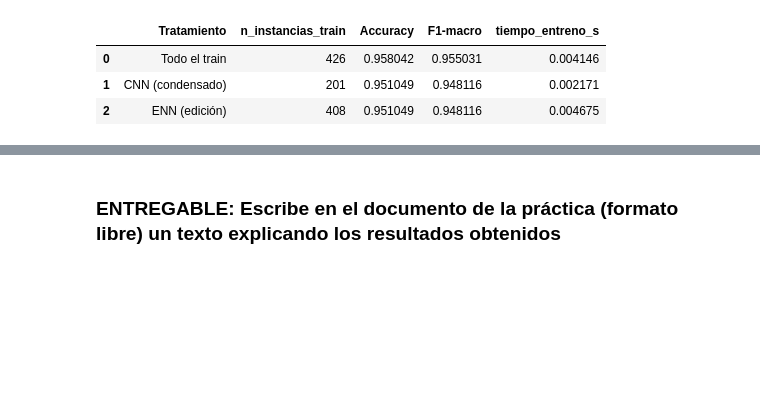
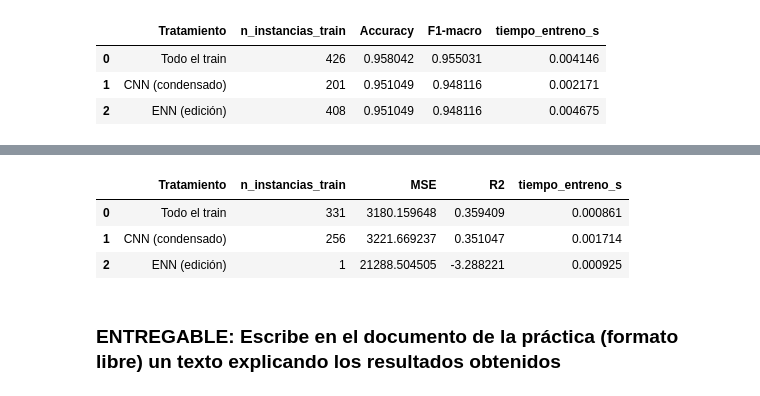
Before and after one commit to UO294431/NegocioPL, a Jupyter notebook: PL2/practica2.ipynb, the cells around one changed output, grey strips where cells are left out. Cells and saved outputs as stored; diff of their text form; code cells hidden in the pictures; blank space fills up the shorter version.

```diff
--- a/PL2/practica2.ipynb
+++ b/PL2/practica2.ipynb
@@ -1085,3 +1083,80 @@ pd.DataFrame(
+# %%
+# OPCIONAL: Usa un dataset de regresión
+from sklearn.datasets import load_diabetes
+data = load_diabetes()
+X, y = data.data, data.target
+
+X_train, X_test, y_train, y_test = train_test_split(
+    X, y, test_size=0.25, random_state=RANDOM_STATE
+)
+
+imp = SimpleImputer()
+Xtr = imp.fit_transform(X_train)
+Xte = imp.transform(X_test)
+sc = StandardScaler()
+Xtr_s = sc.fit_transform(Xtr)
+Xte_s = sc.transform(Xte)
+
+rows = []
+
+clf_full = LinearRegression()
+t0 = time.perf_counter()
+clf_full.fit(Xtr_s, y_train)
+t_full = time.perf_counter() - t0
+yp_full = clf_full.predict(Xte_s)
+acc_full = mean_squared_error(y_test, yp_full)
+f1_full = r2_score(y_test, yp_full)
+rows.append(["Todo el train", Xtr_s.shape[0], acc_full, f1_full, t_full])
+
+cnn = CondensedNearestNeighbour(random_state=RANDOM_STATE)
+Xtr_cnn, ytr_cnn = cnn.fit_resample(Xtr_s, y_train)
+clf_cnn = LinearRegression()
+t0 = time.perf_counter()
+clf_cnn.fit(Xtr_cnn, ytr_cnn)
+t_cnn = time.perf_counter() - t0
+yp_cnn = clf_cnn.predict(Xte_s)
+rows.append(
+    [
+        "CNN (condensado)",
+        Xtr_cnn.shape[0],
+        mean_squared_error(y_test, yp_cnn),
+        r2_score(y_test, yp_cnn),
+        t_cnn,
+    ]
+)
+
+enn = EditedNearestNeighbours()
+Xtr_enn, ytr_enn = enn.fit_resample(Xtr_s, y_train)
+clf_enn = LinearRegression()
+t0 = time.perf_counter()
+clf_enn.fit(Xtr_enn, ytr_enn)
+t_enn = time.perf_counter() - t0
+yp_enn = clf_enn.predict(Xte_s)
+rows.append(
+    [
+        "ENN (edición)",
+        Xtr_enn.shape[0],
+        mean_squared_error(y_test, yp_enn),
+        r2_score(y_test, yp_enn),
+        t_enn,
+    ]
+)
+
+pd.DataFrame(
+    rows,
+    columns=[
+        "Tratamiento",
+        "n_instancias_train",
+        "MSE",
+        "R2",
+        "tiempo_entreno_s",
+    ],
+)
+# %% [output]
+|  | Tratamiento | n_instancias_train | MSE | R2 | tiempo_entreno_s |
+| 0 | Todo el train | 331 | 3180.159648 | 0.359409 | 0.000861 |
+| 1 | CNN (condensado) | 256 | 3221.669237 | 0.351047 | 0.001714 |
+| 2 | ENN (edición) | 1 | 21288.504505 | -3.288221 | 0.000925 |
 # %% [markdown]
 ### ENTREGABLE: Escribe en el documento de la práctica (formato libre) un texto explicando los resultados obtenidos
 # %% [markdown]
```
Also changed, not shown: parts of 2 cells of this notebook, 2 other files.
